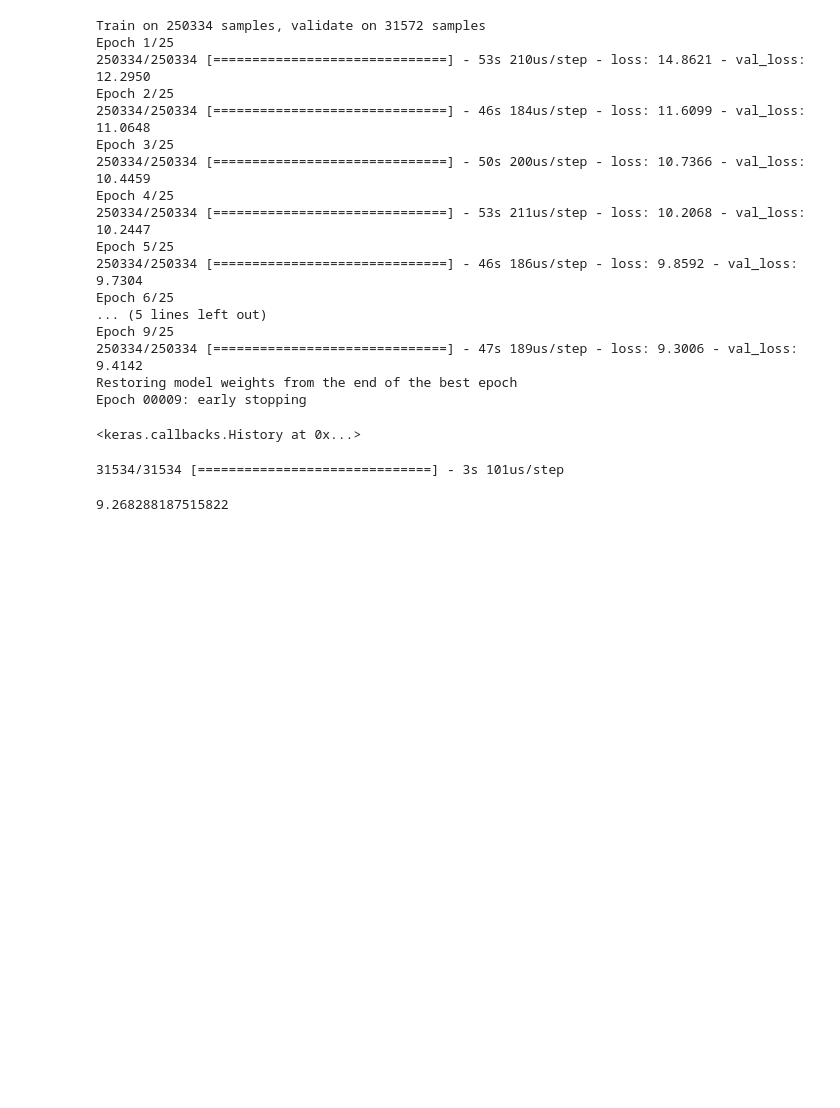
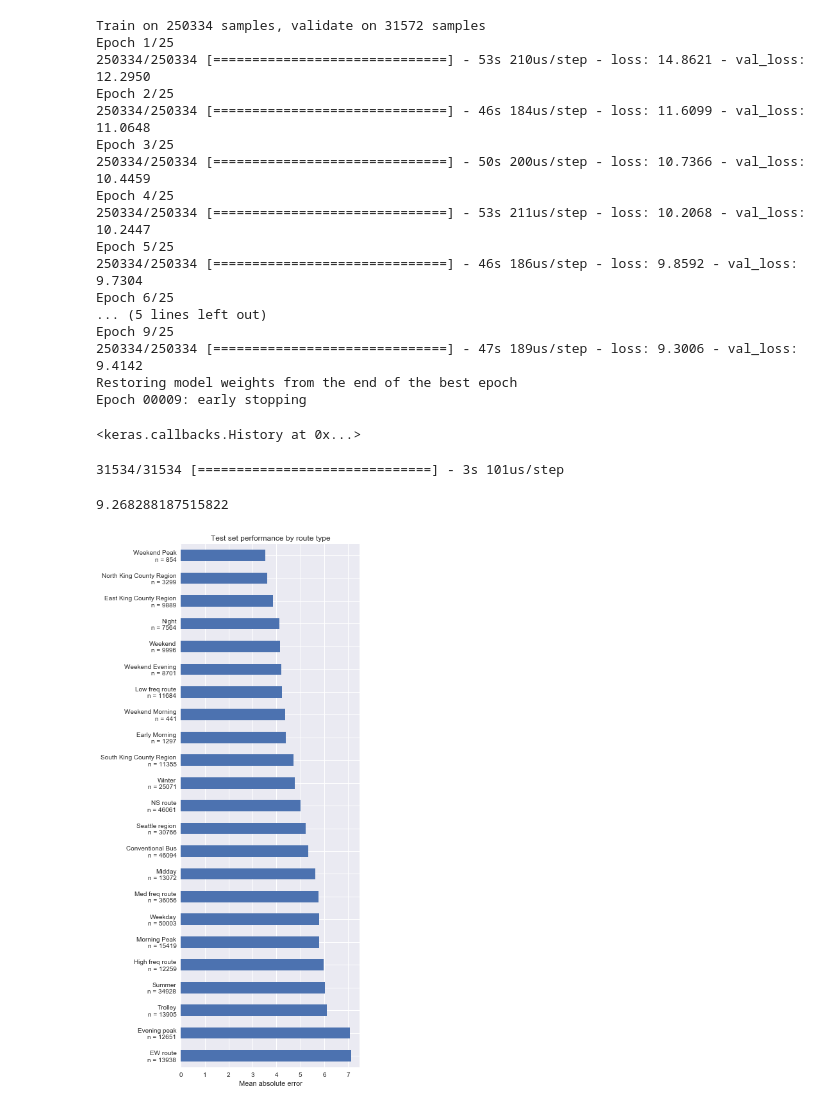
Before and after one commit to jacobw125/uw-msds-trac-capstone, a Jupyter notebook: models/final_model.ipynb, the cells around one changed output. Saved outputs shown, nothing was run; the diff lists cells and outputs as text; code cells hidden in the pictures; blank space fills up the shorter version.

```diff
--- a/models/final_model.ipynb
+++ b/models/final_model.ipynb
@@ -643,3 +653,17 @@ with open("../predictions/final_nn_hr_test.txt", 'wt') as f:
 with open("../predictions/final_nn_hr_xval.txt", 'wt') as f:
     for val in model.predict(X_xval).squeeze():
         f.write(f'{val:.15f}\n')
+# %%
+from matplotlib import pyplot as plt
+plt.style.use('seaborn')
+d = pd.read_csv("../evaluation/15m_test_group_perf.csv")
+d['lab'] = d['group'].apply(str) + '\nn = ' + d['n'].apply(str)
+d = d.set_index(['lab'])
+plt.figure(figsize=(5,15))
+d['mae'].plot.barh()
+plt.title("Test set performance by route type")
+plt.xlabel("Mean absolute error")
+plt.ylabel("")
+plt.show()
+# %% [output]
+[figure, added]
```
Also changed, not shown: parts of 3 cells of this notebook, 10 other files.
